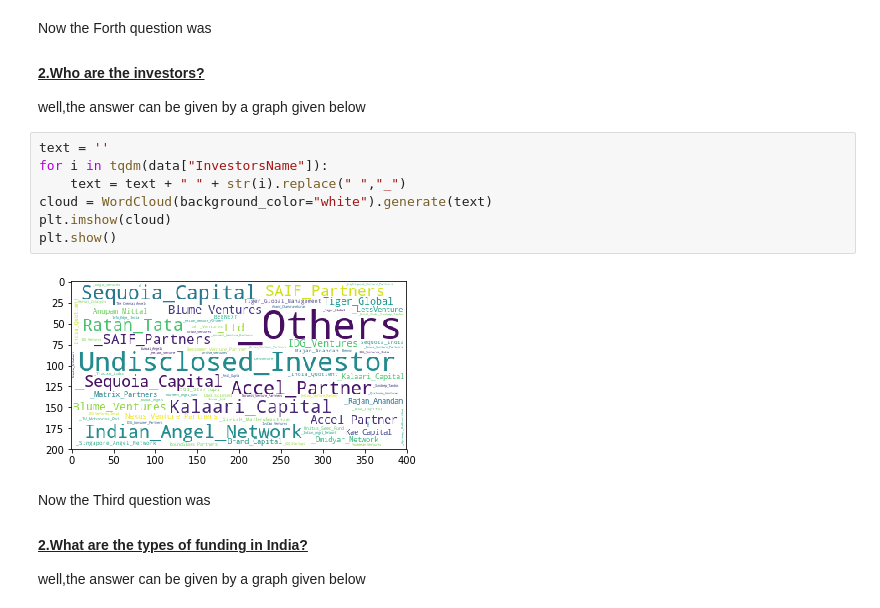
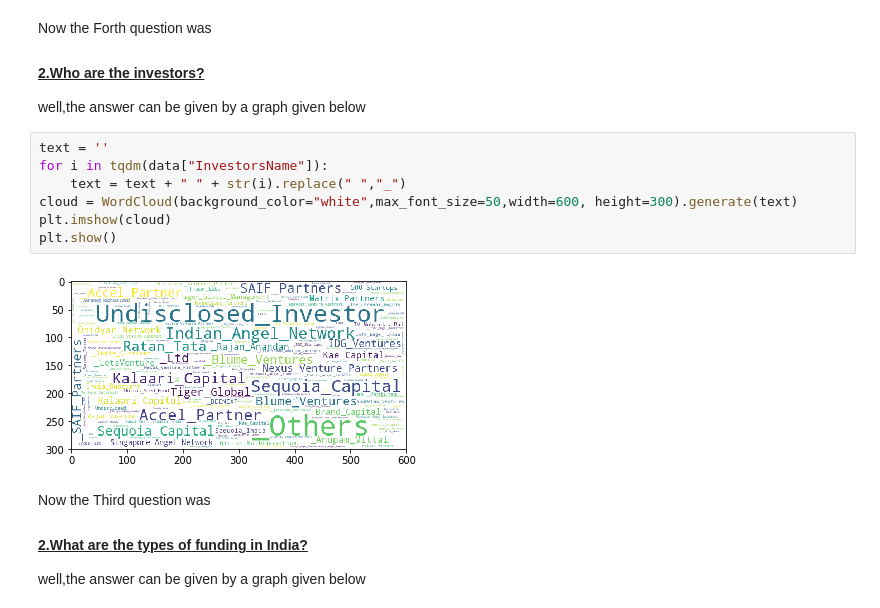
Before and after one commit to SkeyRahaman/Data_Analysis_on_Startups_of_India, a Jupyter notebook: Data_Analysis_on_Startups_of_India.ipynb, the cells around one changed output. Cells and saved outputs as stored; diff of their text form.

```diff
--- a/Data_Analysis_on_Startups_of_India.ipynb
+++ b/Data_Analysis_on_Startups_of_India.ipynb
@@ -277,12 +288,12 @@ well,the answer can be given by a graph given below
 # %%
 text = ''
 for i in tqdm(data["InvestorsName"]):
     text = text + " " + str(i).replace(" ","_")
-cloud = WordCloud(background_color="white").generate(text)
+cloud = WordCloud(background_color="white",max_font_size=50,width=600, height=300).generate(text)
 plt.imshow(cloud)
 plt.show()
 # %% [output]
-[figure, old version]
+[figure, new version]
 # %% [markdown]
 Now the Third question was <br>
 <h4><b><u>2.What are the types of funding in India?<br></b></u></h4>
```
Also changed, not shown: parts of 10 cells of this notebook.
